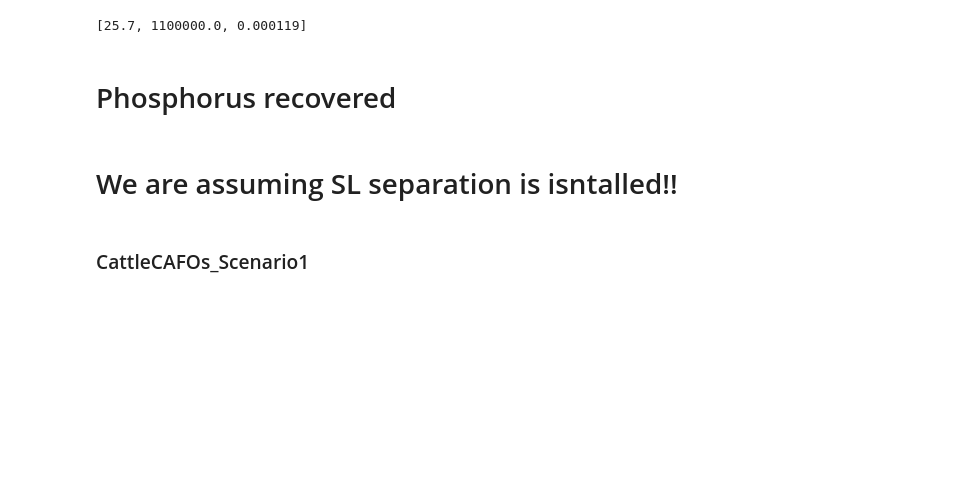
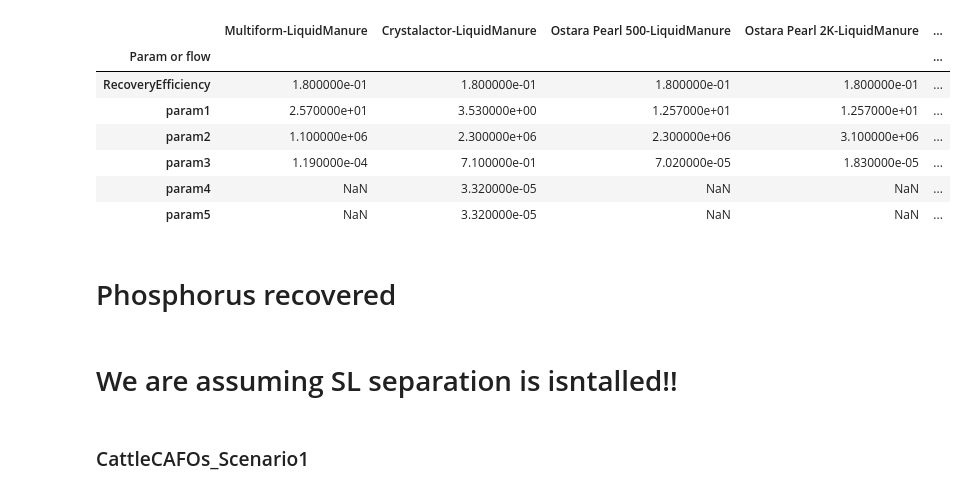
Before and after one commit to emartinher-ULaval/Ontario_P-FlowsRecovery, a Jupyter notebook: Data/PRecoeryOntario.ipynb, the cells around one changed output. Cells and saved outputs as stored; diff of their text form; code cells hidden in the pictures; blank space fills up the shorter version.

Commit message:
Costs ongoing

```diff
--- a/Data/PRecoeryOntario.ipynb
+++ b/Data/PRecoeryOntario.ipynb
@@ -55,9 +55,16 @@ def SpecPRecCost(flow, model, F, i=0.05, n=20, param=[]):
     return Cost
 # %%
 SpecPRecCost_Param = pd.read_csv('PRecvoeryCostPram.csv', sep=",", header=0, index_col=0)
-SpecPRecCost_Param.iloc[1:]['Multiform-LiquidManure'].dropna().to_list()
+SpecPRecCost_Param
 # %% [output]
-[25.7, 1100000.0, 0.000119]
+|  | Multiform-LiquidManure | Crystalactor-LiquidManure | Ostara Pearl 500-LiquidManure | Ostara Pearl 2K-LiquidManure | ... |
+| Param or flow |  |  |  |  | ... |
+| RecoveryEfficiency | 1.800000e-01 | 1.800000e-01 | 1.800000e-01 | 1.800000e-01 | ... |
+| param1 | 2.570000e+01 | 3.530000e+00 | 1.257000e+01 | 1.257000e+01 | ... |
+| param2 | 1.100000e+06 | 2.300000e+06 | 2.300000e+06 | 3.100000e+06 | ... |
+| param3 | 1.190000e-04 | 7.100000e-01 | 7.020000e-05 | 1.830000e-05 | ... |
+| param4 | NaN | 3.320000e-05 | NaN | NaN | ... |
+| param5 | NaN | 3.320000e-05 | NaN | NaN | ... |
 # %% [markdown]
 # Phosphorus recovered
 # %% [markdown]
```
Also changed, not shown: parts of 6 cells of this notebook, 17 other files.
